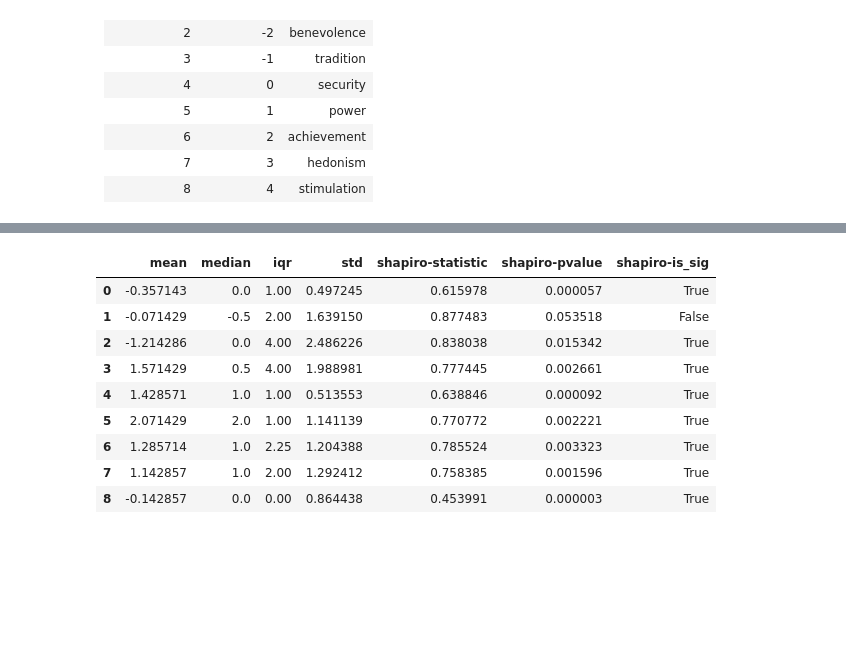
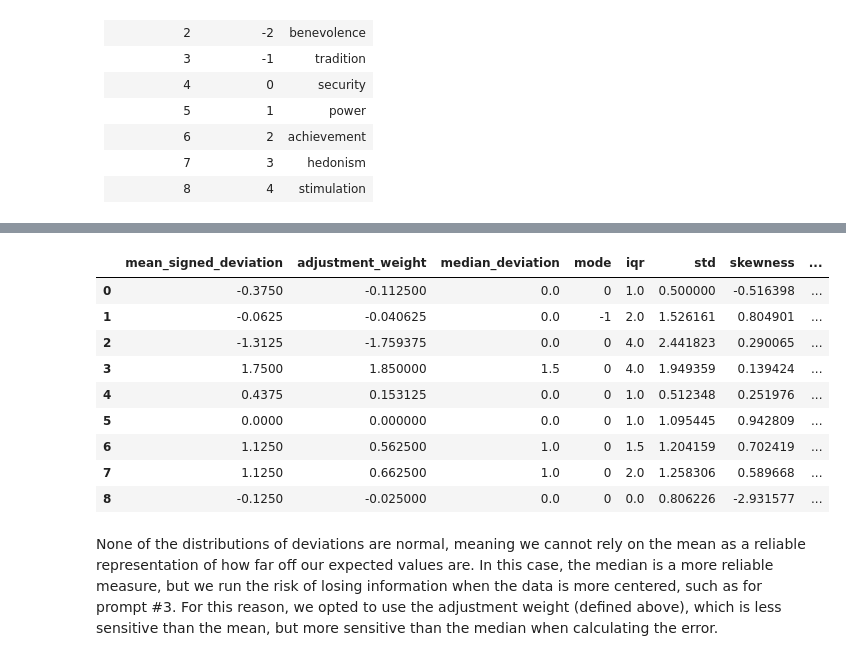
Before and after one commit to movinglinguini/Carambola-Analysis, a Jupyter notebook: summer-2023/phase-1-analysis.ipynb, the cells around one changed output, grey strips where cells are left out. Drawn from its saved outputs; the diff is of its cells as text; code cells hidden in the pictures; blank space fills up the shorter version.

```diff
--- a/summer-2023/phase-1-analysis.ipynb
+++ b/summer-2023/phase-1-analysis.ipynb
@@ -63,7 +63,7 @@ for idx, col in enumerate(demo_columns):
     # visualize with histogram
     figure = plt.figure()
     counts, bins = np.histogram(column_s)
-    plt.hist(column_s, bins=len(set(column_s)), label=ticks[idx])
+    plt.hist(column_s, bins=len(set(column_s)), label=ticks[idx], edgecolor='black')
 
     plt.title(f'{col} Frequencies')
     plt.show()
@@ -98,7 +98,7 @@ for idx, col in enumerate(value_assignment_columns):
     # visualize with histogram
     figure = plt.figure()
     counts, bins = np.histogram(column_s)
-    plt.hist(column_s, bins=len(set(column_s)))
+    plt.hist(column_s, bins=len(set(column_s)), edgecolor='black')
 
     plt.title(f'{col} Frequencies')
     plt.show()
@@ -142,9 +142,9 @@ for idx, demo in enumerate(demo_columns):
                 sig_results[assignment] = f'{corr.slope}, p={corr.pvalue}'
         else:
             corr = kendalltau(data_df[demo], data_df[assignment])
-            results[assignment] = f'{corr.statistic}, p={corr.pvalue}'
+            results[assignment] = f'{corr.correlation}, p={corr.pvalue}'
             if corr.pvalue < alpha:
-                sig_results[assignment] = f'{corr.statistic}, p={corr.pvalue}'
+                sig_results[assignment] = f'{corr.correlation}, p={corr.pvalue}'
 
     corr_df.append(results)
     sig_corr_df.append(sig_results)
@@ -196,13 +196,15 @@ expected_values_per_prompt = [
     6, # Expected value: achievement, Hold Parade of Victories
     7, # Expected value: hedonism, Hold a Festival for the God of Pleasure
     8, # Expected value: stimulation, Maintain an Art Museum
-    3, # Expected value: security, Punish a Criminal
-    0, # Expected value: benevolence, Maintain a Hospital
+    4, # Expected value: security, Punish a Criminal
+    2, # Expected value: benevolence, Maintain a Hospital
     1, # Expected value: universalism, Open Food Rations to Peasants
     3, # Expected value: tradition, Enforce an Hour of Prayer
     4, # Expected value: security, Reinforce the Capital City's Walls
 ]
 
+values = [ 'self-direction', 'universalism', 'benevolence', 'tradition', 'security', 'power', 'achievement', 'hedonism', 'stimulation' ]
+
 VALUE_COUNT = 9
 # %%
 def computeSignedDistance(value1, value2):
@@ -268,28 +287,42 @@ plt.show()
 # %%
-shapiro_tests = []
+def calcOddsOfDeviation(dev, deviation_series):
+    return deviation_series.value_counts()[dev] / len(deviation_series)
+
+def calcDeviationWeight(dev):
+    return (math.sqrt(math.pow(dev, 2)) / 20)
+
+stats_df = []
 alpha = 0.05
 for value_index, row in enumerate(distance_df.T.iloc):
     test_res = shapiro(row)
-    shapiro_tests.append({
-        'mean': statistics.mean(row),
-        'median': statistics.median(row),
+
+    adjustment_weight = sum( [ distance * calcDeviationWeight(distance) * calcOddsOfDeviation(distance, row) for distance in row ])
+
+    stats_df.append({
+        'mean_signed_deviation': statistics.mean(row),
+        'adjustment_weight': adjustment_weight,
+        'median_deviation': statistics.median(row),
+        'mode': statistics.mode(row),
         'iqr': iqr(row),
         'std': row.std(),
+        'skewness': skew(row),
         'shapiro-statistic': test_res.statistic,
         'shapiro-pvalue': test_res.pvalue,
         'shapiro-is_sig': test_res.pvalue < alpha
     })
 
-shapiro_tests = pd.DataFrame(shapiro_tests)
-display(shapiro_tests)
+stats_df = pd.DataFrame(stats_df)
+display(stats_df)
 # %% [output]
-|  | mean | median | iqr | std | shapiro-statistic | shapiro-pvalue | shapiro-is_sig |
-| 0 | -0.357143 | 0.0 | 1.00 | 0.497245 | 0.615978 | 0.000057 | True |
-| 1 | -0.071429 | -0.5 | 2.00 | 1.639150 | 0.877483 | 0.053518 | False |
-| 2 | -1.214286 | 0.0 | 4.00 | 2.486226 | 0.838038 | 0.015342 | True |
-| 3 | 1.571429 | 0.5 | 4.00 | 1.988981 | 0.777445 | 0.002661 | True |
-| 4 | 1.428571 | 1.0 | 1.00 | 0.513553 | 0.638846 | 0.000092 | True |
-| 5 | 2.071429 | 2.0 | 1.00 | 1.141139 | 0.770772 | 0.002221 | True |
-| 6 | 1.285714 | 1.0 | 2.25 | 1.204388 | 0.785524 | 0.003323 | True |
-| 7 | 1.142857 | 1.0 | 2.00 | 1.292412 | 0.758385 | 0.001596 | True |
-| 8 | -0.142857 | 0.0 | 0.00 | 0.864438 | 0.453991 | 0.000003 | True |
+|  | mean_signed_deviation | adjustment_weight | median_deviation | mode | iqr | std | skewness | ... |
+| 0 | -0.3750 | -0.112500 | 0.0 | 0 | 1.0 | 0.500000 | -0.516398 | ... |
+| 1 | -0.0625 | -0.040625 | 0.0 | -1 | 2.0 | 1.526161 | 0.804901 | ... |
+| 2 | -1.3125 | -1.759375 | 0.0 | 0 | 4.0 | 2.441823 | 0.290065 | ... |
+| 3 | 1.7500 | 1.850000 | 1.5 | 0 | 4.0 | 1.949359 | 0.139424 | ... |
+| 4 | 0.4375 | 0.153125 | 0.0 | 0 | 1.0 | 0.512348 | 0.251976 | ... |
+| 5 | 0.0000 | 0.000000 | 0.0 | 0 | 1.0 | 1.095445 | 0.942809 | ... |
+| 6 | 1.1250 | 0.562500 | 1.0 | 0 | 1.5 | 1.204159 | 0.702419 | ... |
+| 7 | 1.1250 | 0.662500 | 1.0 | 0 | 2.0 | 1.258306 | 0.589668 | ... |
+| 8 | -0.1250 | -0.025000 | 0.0 | 0 | 0.0 | 0.806226 | -2.931577 | ... |
+# %% [markdown]
+None of the distributions of deviations are normal, meaning we cannot rely on the mean as a reliable representation of how far off our expected values are. In this case, the median is a more reliable measure, but we run the risk of losing information when the data is more centered, such as for prompt #3. For this reason, we opted to use the adjustment weight (defined above), which is less sensitive than the mean, but more sensitive than the median when calculating the error.
```
Also changed, not shown: parts of 10 cells of this notebook, 3 other files.
